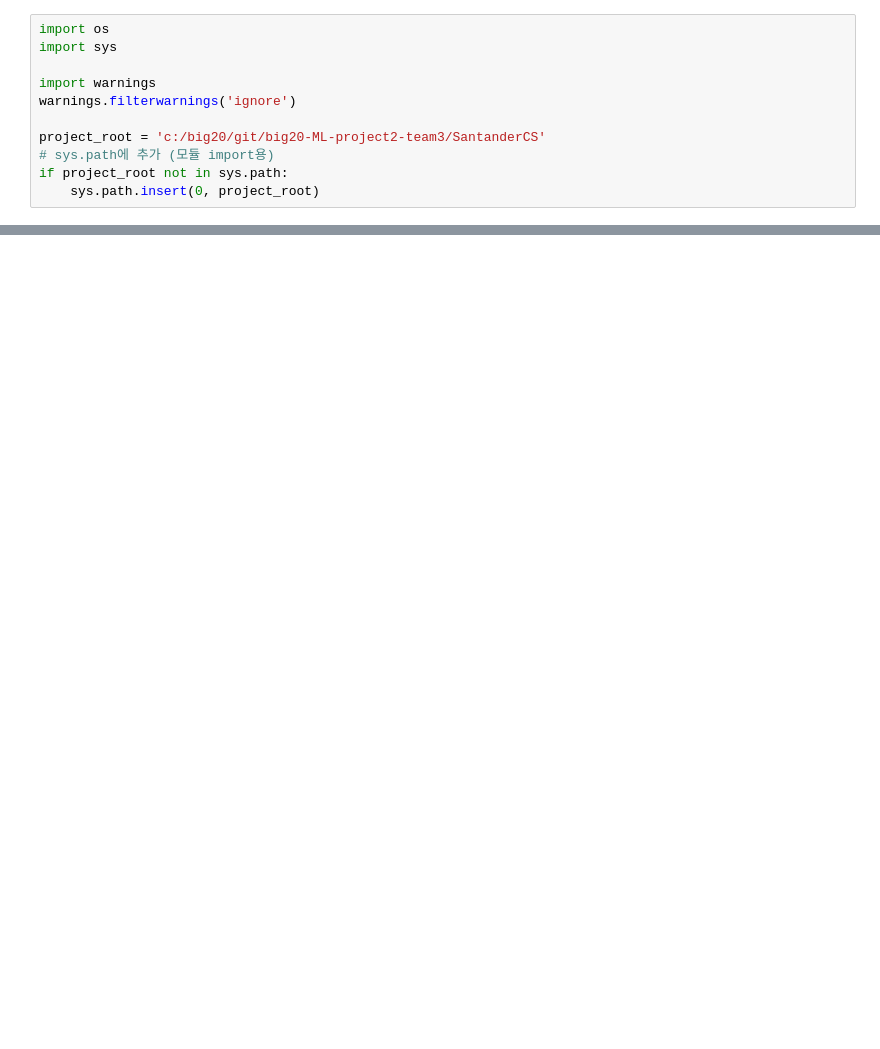
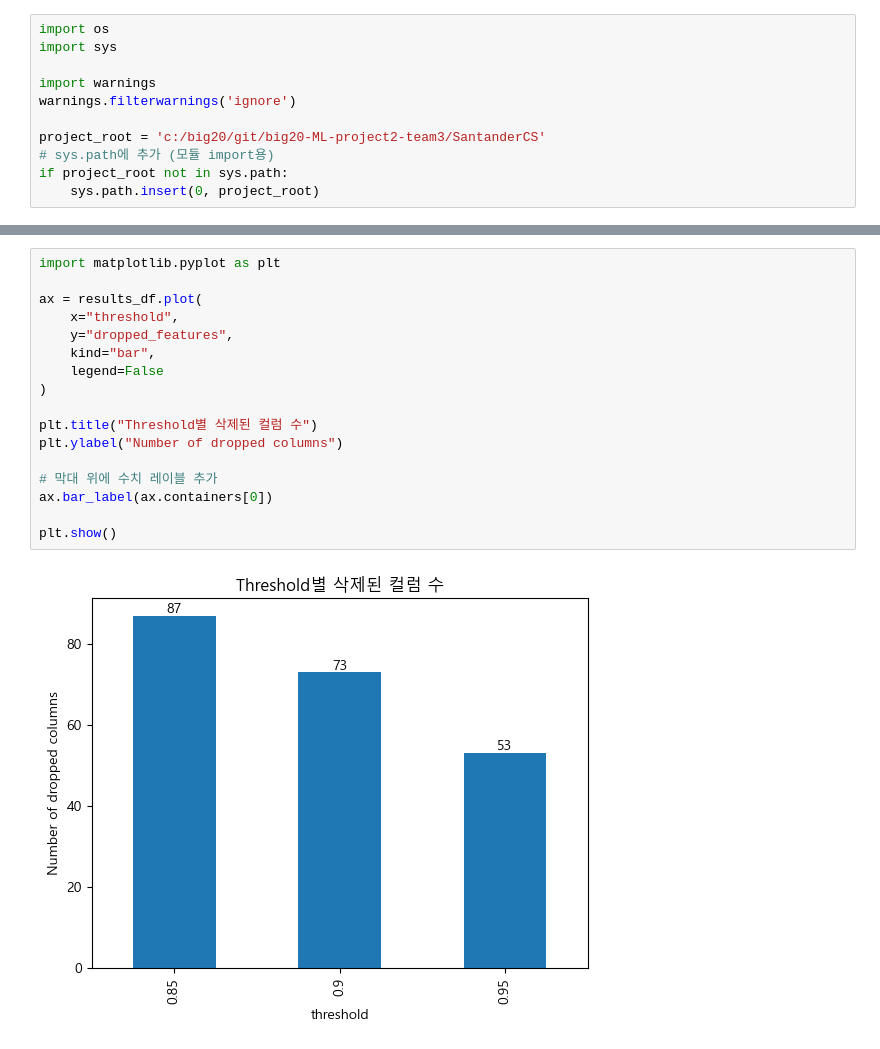
Before and after one commit to jaemin1020/big20-ML-project2-team3, a Jupyter notebook: SantanderCS/src/lsj_1.LightGBM_99perCorr.ipynb, the cells around one changed output, grey strips where cells are left out. Saved outputs shown, nothing was run; the diff lists cells and outputs as text; blank space fills up the shorter version.

```diff
--- a/SantanderCS/src/lsj_1.LightGBM_99perCorr.ipynb
+++ b/SantanderCS/src/lsj_1.LightGBM_99perCorr.ipynb
@@ -95,0 +154,19 @@ saldo_medio_var13_medio_hace3       0        1      0.000000     76020      100.
+# %%
+import matplotlib.pyplot as plt
+
+ax = results_df.plot(
+    x="threshold",
+    y="dropped_features",
+    kind="bar",
+    legend=False
+)
+
+plt.title("Threshold별 삭제된 컬럼 수")
+plt.ylabel("Number of dropped columns")
+
+# 막대 위에 수치 레이블 추가
+ax.bar_label(ax.containers[0])
+
+plt.show()
+# %% [output]
+[figure, added]
```
Also changed, not shown: parts of 7 cells of this notebook, 1 other file.
